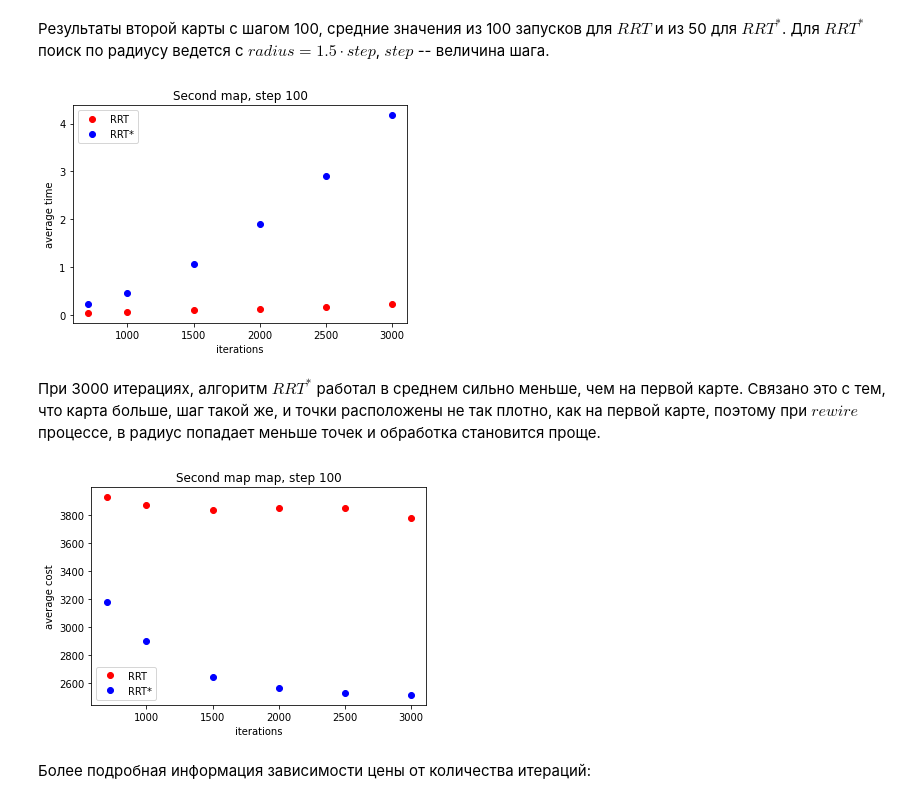
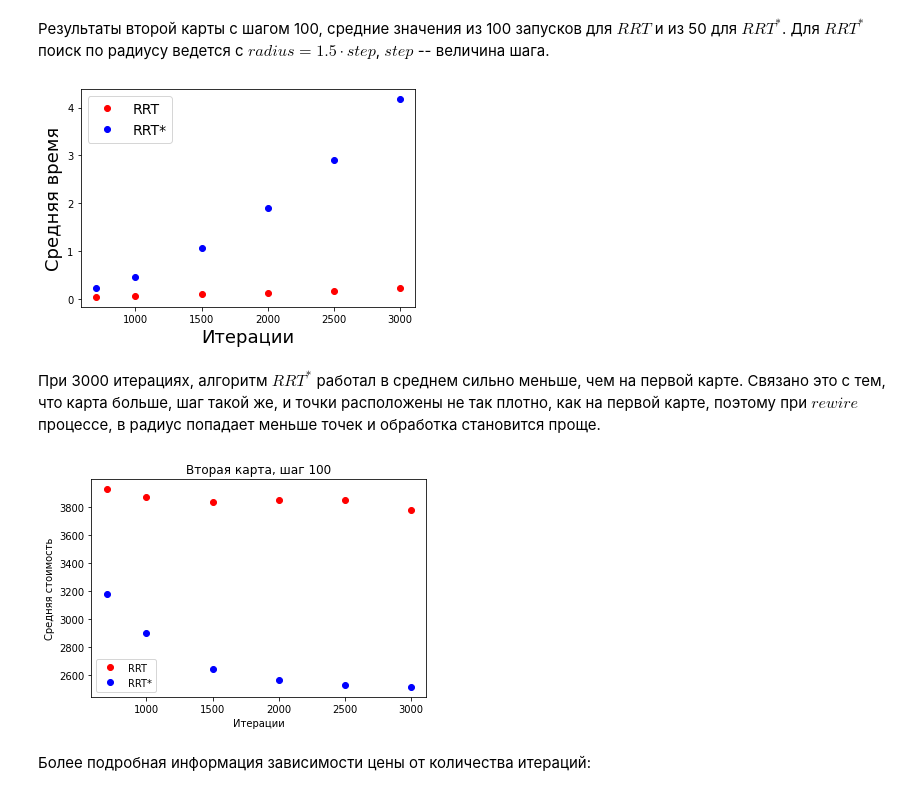
Before and after one commit to bicikar/rrt_python, a Jupyter notebook: Stats.ipynb, the cells around one changed output. Cells and saved outputs as stored; diff of their text form; code cells hidden in the pictures.

```diff
--- a/Stats.ipynb
+++ b/Stats.ipynb
@@ -69,16 +69,15 @@ plt.show()
 # %%
 iterations = [700, 1000, 1500, 2000, 2500, 3000]
 mean_time_rrt = [0.038606786727905275, 0.05887261152267456, 0.09575400114059449, 0.12911481857299806, 0.1610095715522766, 0.214863600730896]
 mean_time_rrt_star = [0.22454255989619665, 0.4617228065218244, 1.0569458552769253, 1.8967294250215803, 2.909707113674709, 4.175309453691755]
 plt.plot(iterations, mean_time_rrt, 'ro', label='RRT')
 plt.plot(iterations, mean_time_rrt_star, 'bo', label='RRT*')
-plt.xlabel('iterations')
-plt.ylabel('average time')
-plt.title('Second map, step 100')
-plt.legend()
+plt.xlabel('Итерации', fontsize=18)
+plt.ylabel('Средняя время', fontsize=18)
+plt.legend(fontsize=14)
 plt.show()
 # %% [output]
-[figure, old version]
+[figure, new version]
 # %% [markdown]
 При 3000 итерациях, алгоритм $RRT^*$ работал в среднем сильно меньше, чем на первой карте. Связано это с тем, что карта больше, шаг такой же, и точки расположены не так плотно, как на первой карте, поэтому при $rewire$ процессе, в радиус попадает меньше точек и обработка становится проще.
 # %%
@@ -86,13 +85,13 @@ mean_cost_rrt = [3926.221620317503, 3867.585635296027, 3833.563422046472, 3846.2
 mean_cost_rrt_star = [3180.4084379210626, 2904.9920106752697, 2644.5172818639517, 2563.547557567261, 2534.778558794785, 2517.6711030574775]
 plt.plot(iterations, mean_cost_rrt, 'ro', label='RRT')
 plt.plot(iterations, mean_cost_rrt_star, 'bo', label='RRT*')
-plt.xlabel('iterations')
-plt.ylabel('average cost')
-plt.title('Second map map, step 100')
+plt.xlabel('Итерации')
+plt.ylabel('Средняя стоимость')
+plt.title('Вторая карта, шаг 100')
 plt.legend()
 plt.show()
 # %% [output]
-[figure, old version]
+[figure, new version]
 # %% [markdown]
 Более подробная информация зависимости цены от количества итераций:
 # %%
```
Also changed, not shown: parts of 9 cells of this notebook, 6 other files.
